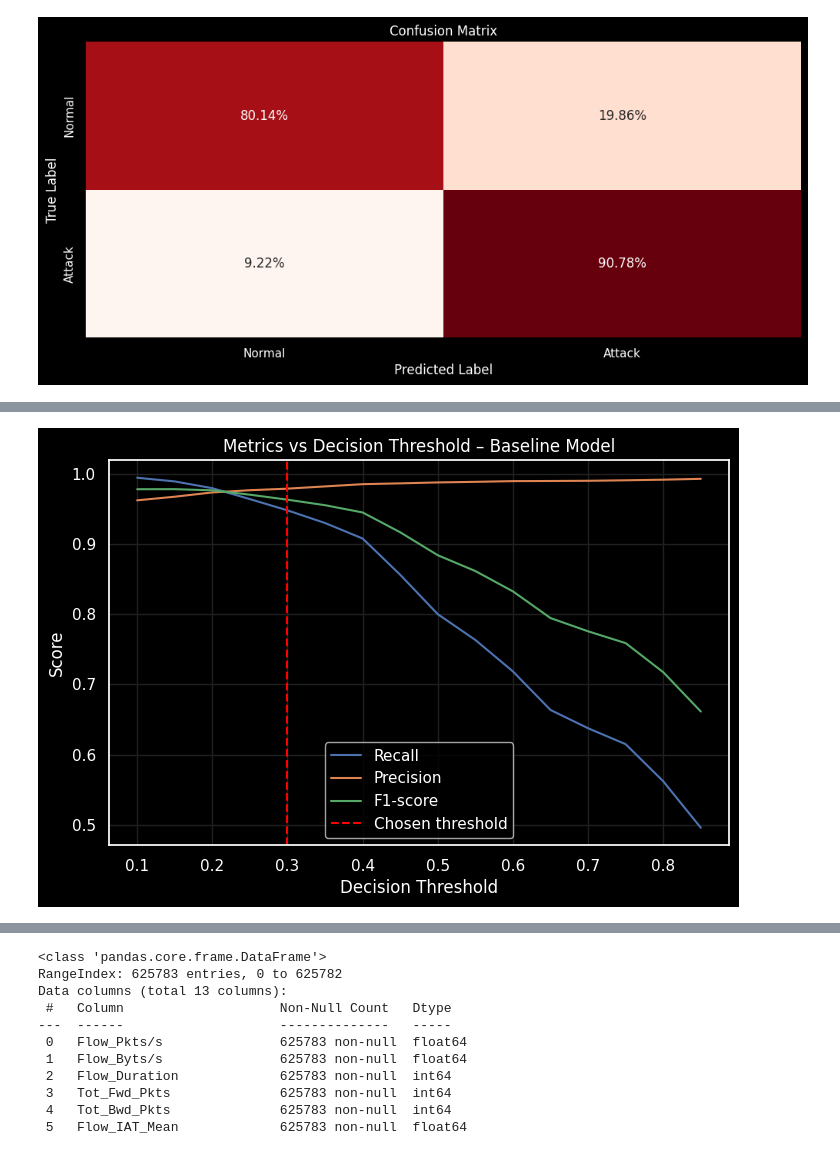
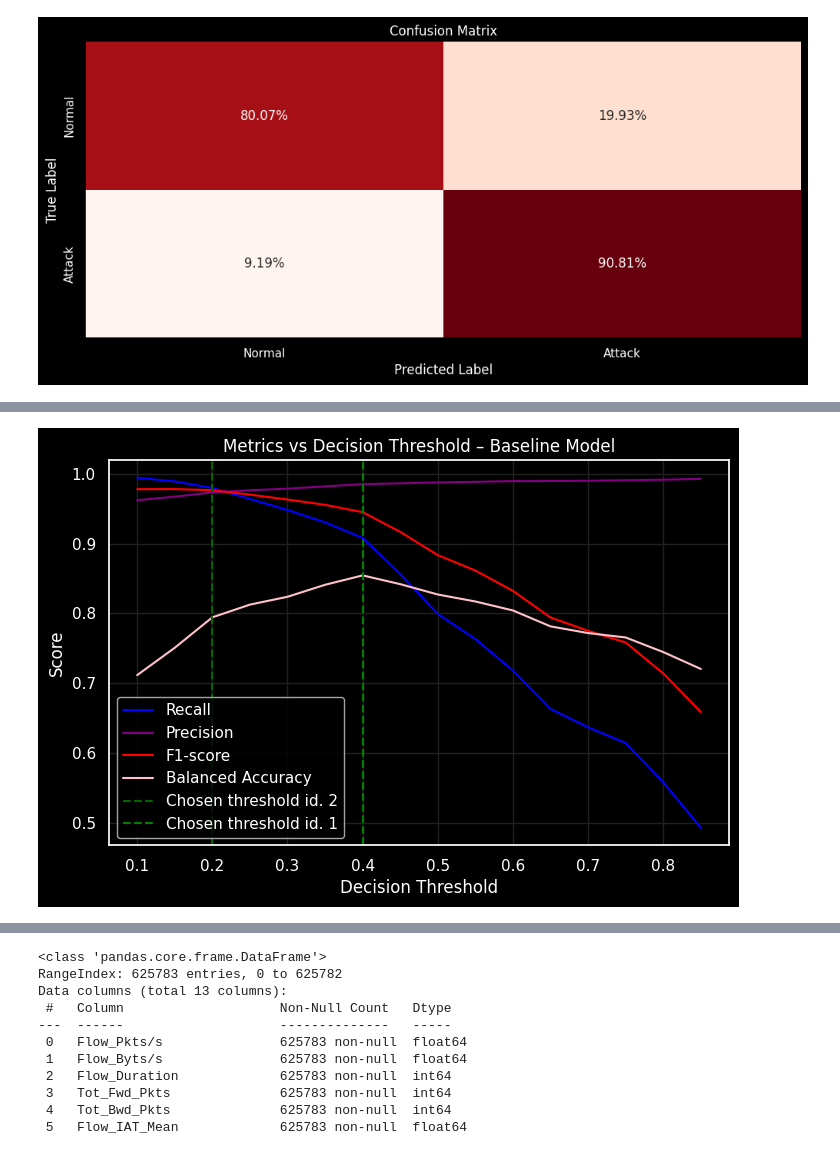
Before and after one commit to mikolajek22/IoT-Intrusion-Detection, a Jupyter notebook: project.ipynb, the cells around one changed output, grey strips where cells are left out. Cells and saved outputs as stored; diff of their text form; code cells hidden in the pictures.

Commit message:
fixing models

```diff
--- a/project.ipynb
+++ b/project.ipynb
@@ -1218,0 +1396,5 @@ display(conf_metric)
+# %%
+lr_search = load("lr_random_search.joblib")
+# %%
+best_lr = lr_search.best_estimator_
+best_lr
@@ -1218,0 +1405,7 @@ display(conf_metric)
+# %%
+metrics, conf_matrix, outputs, pipe = train_and_evaluate(X_train, X_test, y_train, y_test, best_lr)
+metrics.index = ['Logistic Regression with logs and hyperparameter tuning']
+
+finalTable = pd.concat([finalTable, metrics])
+display(finalTable)
+display(conf_matrix)
@@ -1221,13 +1481,15 @@ display(conf_metric)
 # %%
 import numpy as np
 from sklearn.metrics import precision_score, recall_score, f1_score
+
+# OUTPUTS from the last model - best_lr from random search
 
 thresholds = np.arange(0.1, 0.9, 0.05)
 
 results_tr = []
 
 for t in thresholds:
-    y_pred_t = (res["y_proba"] >= t).astype(int)
+    y_pred_t = (outputs["y_proba"] >= t).astype(int)
     results_tr.append({
         "threshold": t,
         "precision": precision_score(y_test, y_pred_t),
@@ -1332,16 +1600,18 @@ plot_conf_matrix(conf_matrix_best)
 # %%
 plt.figure(figsize=(8, 5))
-plt.plot(threshold_df['threshold'], threshold_df['recall'], label='Recall')
-plt.plot(threshold_df['threshold'], threshold_df['precision'], label='Precision')
-plt.plot(threshold_df['threshold'], threshold_df['f1'], label='F1-score')
+plt.plot(threshold_df['threshold'], threshold_df['recall'], label='Recall', color = 'blue')
+plt.plot(threshold_df['threshold'], threshold_df['precision'], label='Precision', color = 'purple')
+plt.plot(threshold_df['threshold'], threshold_df['f1'], label='F1-score', color = 'red')
+plt.plot(threshold_df['threshold'], threshold_df['balanced_accuracy_score'], label='Balanced Accuracy', color = 'pink')
 
-plt.axvline(x=0.30, linestyle='--', color='red', label='Chosen threshold')
+plt.axvline(x=0.2, linestyle='--', color='darkgreen', label='Chosen threshold id. 2')
+plt.axvline(x=threshold_df.loc[threshold_df['balanced_accuracy_score'].idxmax(), 'threshold'], linestyle='--', color='green', label='Chosen threshold id. 1')
 
 plt.xlabel("Decision Threshold")
 plt.ylabel("Score")
 plt.title("Metrics vs Decision Threshold – Baseline Model")
 plt.legend()
 plt.grid(True)
 plt.show()
 # %% [output]
-[figure, old version]
+[figure, new version]
```
Also changed, not shown: parts of 187 cells of this notebook, 1 other file.
